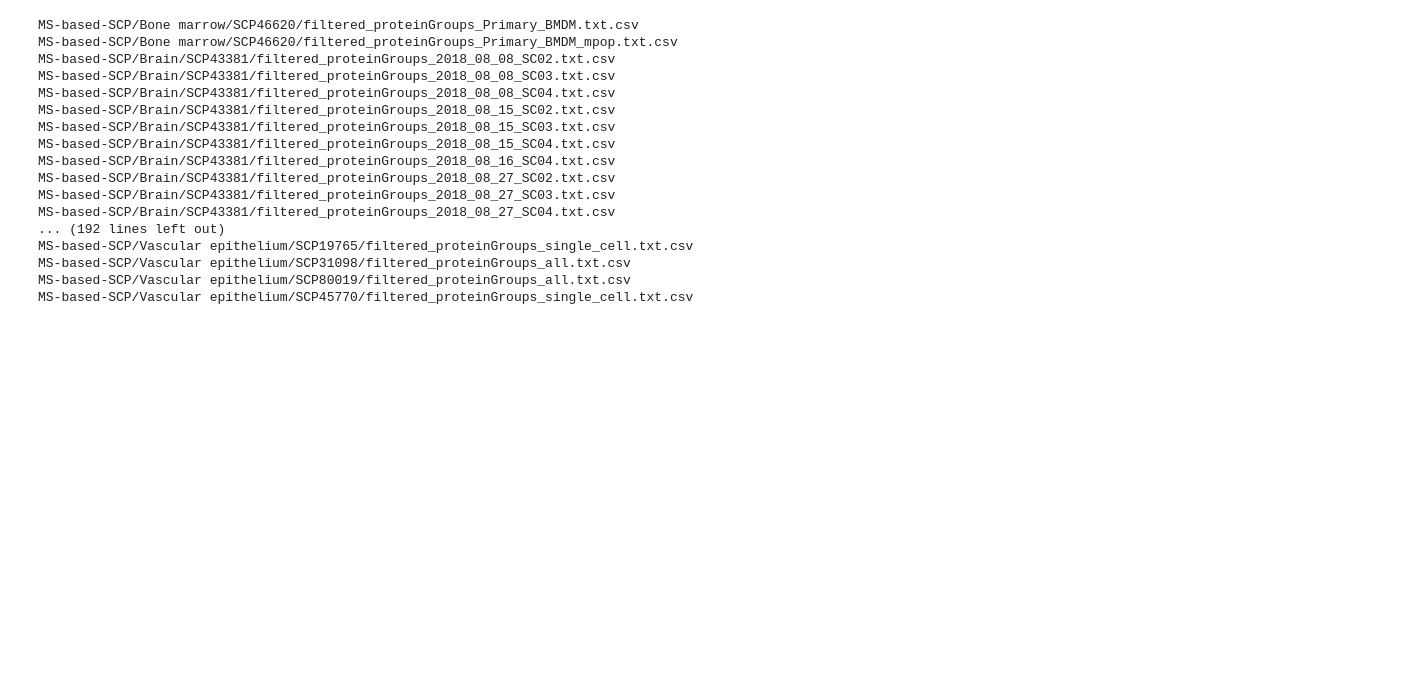
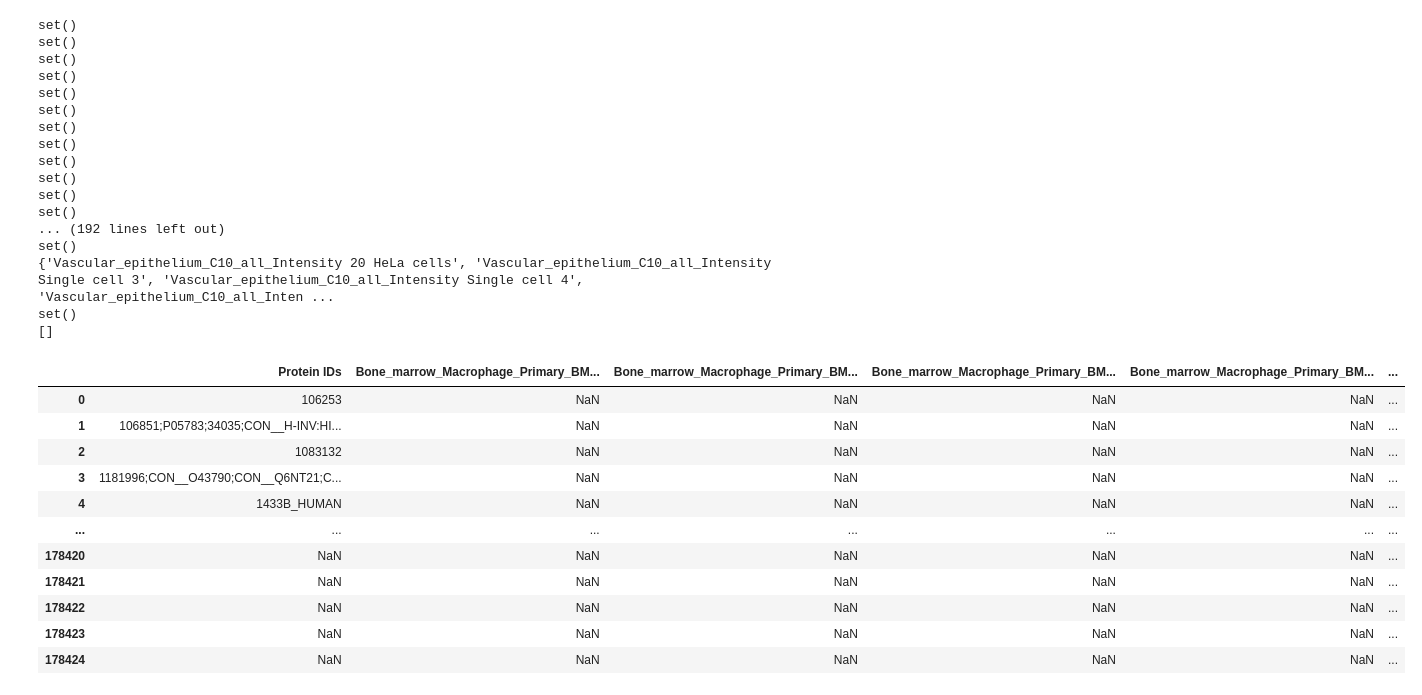
Before and after one commit to TaoYySC/SingleCellProteomics, a Jupyter notebook: merge_data_from_dataset.ipynb, the cells around one changed output. Drawn from its saved outputs; the diff is of its cells as text; code cells hidden in the pictures; blank space fills up the shorter version.

```diff
--- a/merge_data_from_dataset.ipynb
+++ b/merge_data_from_dataset.ipynb
@@ -5,43 +7,85 @@ from pathlib import Path
 # %%
 tissues = [
     "Bone marrow", "Brain", "Breast", "Cervical", "Colon",
     "Embryo", "Kidney", "Lung", "Ovary", "Pancreas",
     "Peripheral blood", "Pleural effusion", "Skin", "Spinal cord",
     "Testis", "Vascular epithelium"
 ]
+scp_info = pd.read_csv('information.csv')
 base_path = 'MS-based-SCP'
 count = 0
+unstandard_file = []
+all_data = pd.DataFrame()
 for tissue in tissues:
     scp_path = os.path.join('MS-based-SCP',tissue,f"{tissue}.txt")
     with open (scp_path,'r') as file:
         for line in file:
             # 每个tissue的不同SCP
             line = line.strip()
             protein_exp_path = os.path.join(base_path,tissue,f"{line}")
             protein_exp_path = Path(protein_exp_path)
             scp_info_path = os.path.join(protein_exp_path,"cell_info.csv")
             # 判断SCP中是否有data文件
             have_data = 0
             for file in protein_exp_path.iterdir():
                 if file.is_file() and file.name != 'cell_info.csv' and 'filtered' in file.name:
-                    count+=1
-                    print(file)
-count
+                    temp = pd.read_csv(file)
+                    columns = temp.columns
+                    if 'Protein IDs' in columns and any(temp.columns.str.contains('intensity', case=False)):
+                        selected_columns = [col for col in temp.columns if ('intensity' in col.lower()) or ('protein ids' in col.lower())]
+                        temp = temp[selected_columns]
+                        scp_row = scp_info[scp_info['SCP ID'] == line]
+                        cell_name = scp_row['Cell Name'].values[0]
+                        file_name = file.name.replace('filtered_', '').replace('proteinGroups_', '').replace('.txt', '').replace('.csv', '')
+                        intensity_name = f'{tissue}_{cell_name}_{file_name}'
+                        intensity_name = intensity_name.replace(" ", "_").replace("\n", "")
+                        for col in selected_columns:
+                            if col != 'Protein IDs':
+                                temp.rename(columns={col: f'{intensity_name}_{col}'}, inplace=True)
+                        if all_data.empty:
+                            all_data = temp
+                        else:
+                            existing = set(all_data.columns)
+                            new = set(temp.columns)
+                            overlap = existing.intersection(new)
+                            overlap.discard('Protein IDs')
+                            print(overlap)
+                            if not overlap:
+                                all_data = pd.merge(all_data, temp, on='Protein IDs', how='outer')
+                    else:
+                        unstandard_file.append(str(file))
+# with open('unstandard_files.txt', 'w') as f:
+#     for item in unstandard_file:
+#         f.write(f"{item}\n")
+print(unstandard_file)
+all_data
 # %% [output]
-MS-based-SCP/Bone marrow/SCP46620/filtered_proteinGroups_Primary_BMDM.txt.csv
-MS-based-SCP/Bone marrow/SCP46620/filtered_proteinGroups_Primary_BMDM_mpop.txt.csv
-MS-based-SCP/Brain/SCP43381/filtered_proteinGroups_2018_08_08_SC02.txt.csv
-MS-based-SCP/Brain/SCP43381/filtered_proteinGroups_2018_08_08_SC03.txt.csv
-MS-based-SCP/Brain/SCP43381/filtered_proteinGroups_2018_08_08_SC04.txt.csv
-MS-based-SCP/Brain/SCP43381/filtered_proteinGroups_2018_08_15_SC02.txt.csv
-MS-based-SCP/Brain/SCP43381/filtered_proteinGroups_2018_08_15_SC03.txt.csv
-MS-based-SCP/Brain/SCP43381/filtered_proteinGroups_2018_08_15_SC04.txt.csv
-MS-based-SCP/Brain/SCP43381/filtered_proteinGroups_2018_08_16_SC04.txt.csv
-MS-based-SCP/Brain/SCP43381/filtered_proteinGroups_2018_08_27_SC02.txt.csv
-MS-based-SCP/Brain/SCP43381/filtered_proteinGroups_2018_08_27_SC03.txt.csv
-MS-based-SCP/Brain/SCP43381/filtered_proteinGroups_2018_08_27_SC04.txt.csv
+set()
+set()
+set()
+set()
+set()
+set()
+set()
+set()
+set()
+set()
+set()
+set()
 ... (192 lines left out)
-MS-based-SCP/Vascular epithelium/SCP19765/filtered_proteinGroups_single_cell.txt.csv
-MS-based-SCP/Vascular epithelium/SCP31098/filtered_proteinGroups_all.txt.csv
-MS-based-SCP/Vascular epithelium/SCP80019/filtered_proteinGroups_all.txt.csv
-MS-based-SCP/Vascular epithelium/SCP45770/filtered_proteinGroups_single_cell.txt.csv
+set()
+{'Vascular_epithelium_C10_all_Intensity 20 HeLa cells', 'Vascular_epithelium_C10_all_Intensity Single cell 3', 'Vascular_epithelium_C10_all_Intensity Single cell 4', 'Vascular_epithelium_C10_all_Inten ...
+set()
+[]
+|  | Protein IDs | Bone_marrow_Macrophage_Primary_BM... | Bone_marrow_Macrophage_Primary_BM... | Bone_marrow_Macrophage_Primary_BM... | Bone_marrow_Macrophage_Primary_BM... | ... |
+| 0 | 106253 | NaN | NaN | NaN | NaN | ... |
+| 1 | 106851;P05783;34035;CON__H-INV:HI... | NaN | NaN | NaN | NaN | ... |
+| 2 | 1083132 | NaN | NaN | NaN | NaN | ... |
+| 3 | 1181996;CON__O43790;CON__Q6NT21;C... | NaN | NaN | NaN | NaN | ... |
+| 4 | 1433B_HUMAN | NaN | NaN | NaN | NaN | ... |
+| ... | ... | ... | ... | ... | ... | ... |
+| 178420 | NaN | NaN | NaN | NaN | NaN | ... |
+| 178421 | NaN | NaN | NaN | NaN | NaN | ... |
+| 178422 | NaN | NaN | NaN | NaN | NaN | ... |
+| 178423 | NaN | NaN | NaN | NaN | NaN | ... |
+| 178424 | NaN | NaN | NaN | NaN | NaN | ... |
```
Also changed, not shown: parts of 15 cells of this notebook.
